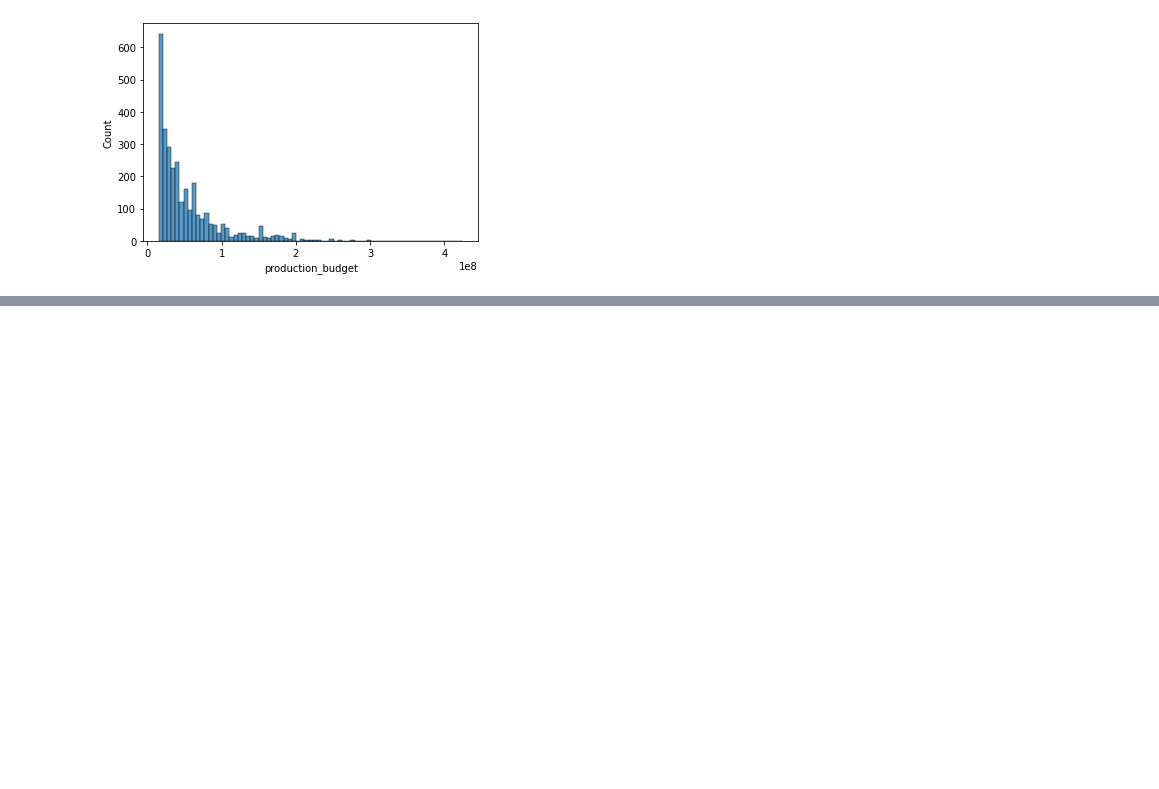
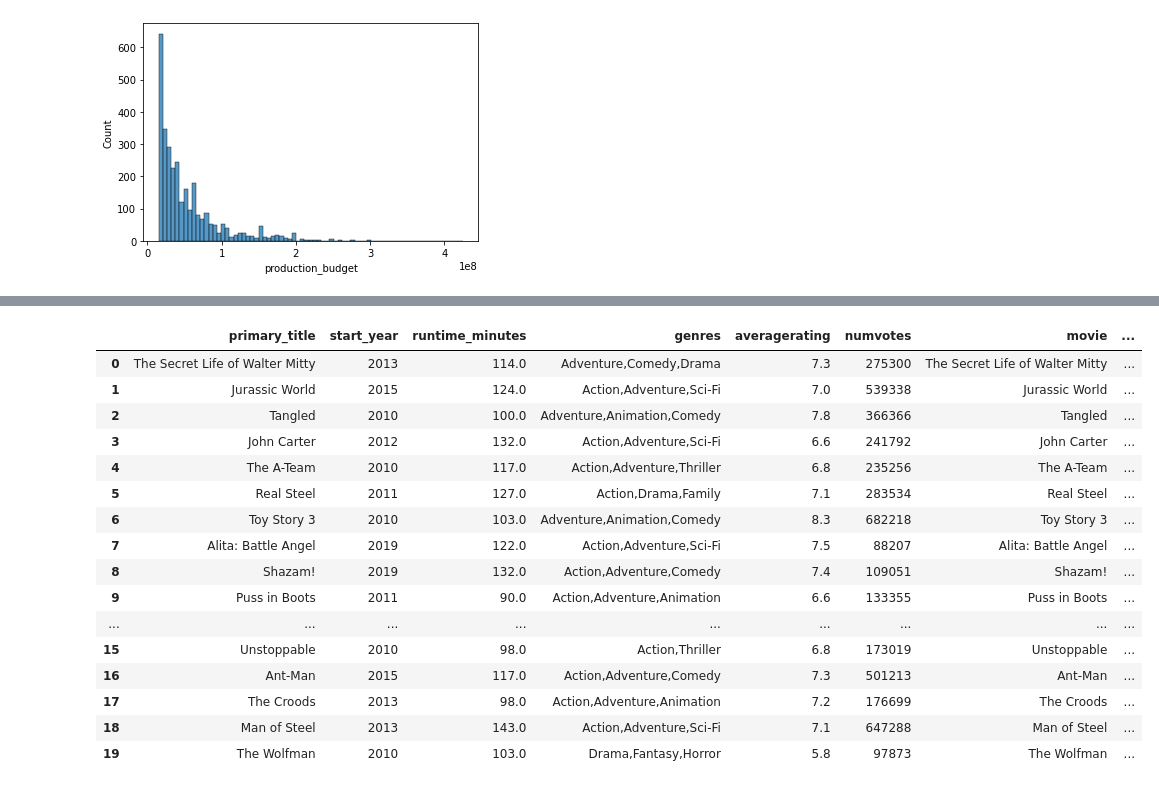
Before and after one commit to saifword/dsc-phase-1-project, a Jupyter notebook: student.ipynb, the cells around one changed output, grey strips where cells are left out. Cells and saved outputs as stored; diff of their text form; code cells hidden in the pictures; blank space fills up the shorter version.

```diff
--- a/student.ipynb
+++ b/student.ipynb
@@ -142,0 +177,20 @@ memory usage: 142.8+ KB
+# %%
+df_all.head(20)
+# %% [output]
+|  | primary_title | start_year | runtime_minutes | genres | averagerating | numvotes | movie | ... |
+| 0 | The Secret Life of Walter Mitty | 2013 | 114.0 | Adventure,Comedy,Drama | 7.3 | 275300 | The Secret Life of Walter Mitty | ... |
+| 1 | Jurassic World | 2015 | 124.0 | Action,Adventure,Sci-Fi | 7.0 | 539338 | Jurassic World | ... |
+| 2 | Tangled | 2010 | 100.0 | Adventure,Animation,Comedy | 7.8 | 366366 | Tangled | ... |
+| 3 | John Carter | 2012 | 132.0 | Action,Adventure,Sci-Fi | 6.6 | 241792 | John Carter | ... |
+| 4 | The A-Team | 2010 | 117.0 | Action,Adventure,Thriller | 6.8 | 235256 | The A-Team | ... |
+| 5 | Real Steel | 2011 | 127.0 | Action,Drama,Family | 7.1 | 283534 | Real Steel | ... |
+| 6 | Toy Story 3 | 2010 | 103.0 | Adventure,Animation,Comedy | 8.3 | 682218 | Toy Story 3 | ... |
+| 7 | Alita: Battle Angel | 2019 | 122.0 | Action,Adventure,Sci-Fi | 7.5 | 88207 | Alita: Battle Angel | ... |
+| 8 | Shazam! | 2019 | 132.0 | Action,Adventure,Comedy | 7.4 | 109051 | Shazam! | ... |
+| 9 | Puss in Boots | 2011 | 90.0 | Action,Adventure,Animation | 6.6 | 133355 | Puss in Boots | ... |
+| ... | ... | ... | ... | ... | ... | ... | ... | ... |
+| 15 | Unstoppable | 2010 | 98.0 | Action,Thriller | 6.8 | 173019 | Unstoppable | ... |
+| 16 | Ant-Man | 2015 | 117.0 | Action,Adventure,Comedy | 7.3 | 501213 | Ant-Man | ... |
+| 17 | The Croods | 2013 | 98.0 | Action,Adventure,Animation | 7.2 | 176699 | The Croods | ... |
+| 18 | Man of Steel | 2013 | 143.0 | Action,Adventure,Sci-Fi | 7.1 | 647288 | Man of Steel | ... |
+| 19 | The Wolfman | 2010 | 103.0 | Drama,Fantasy,Horror | 5.8 | 97873 | The Wolfman | ... |
```
Also changed, not shown: parts of 15 cells of this notebook, 1 other file.
